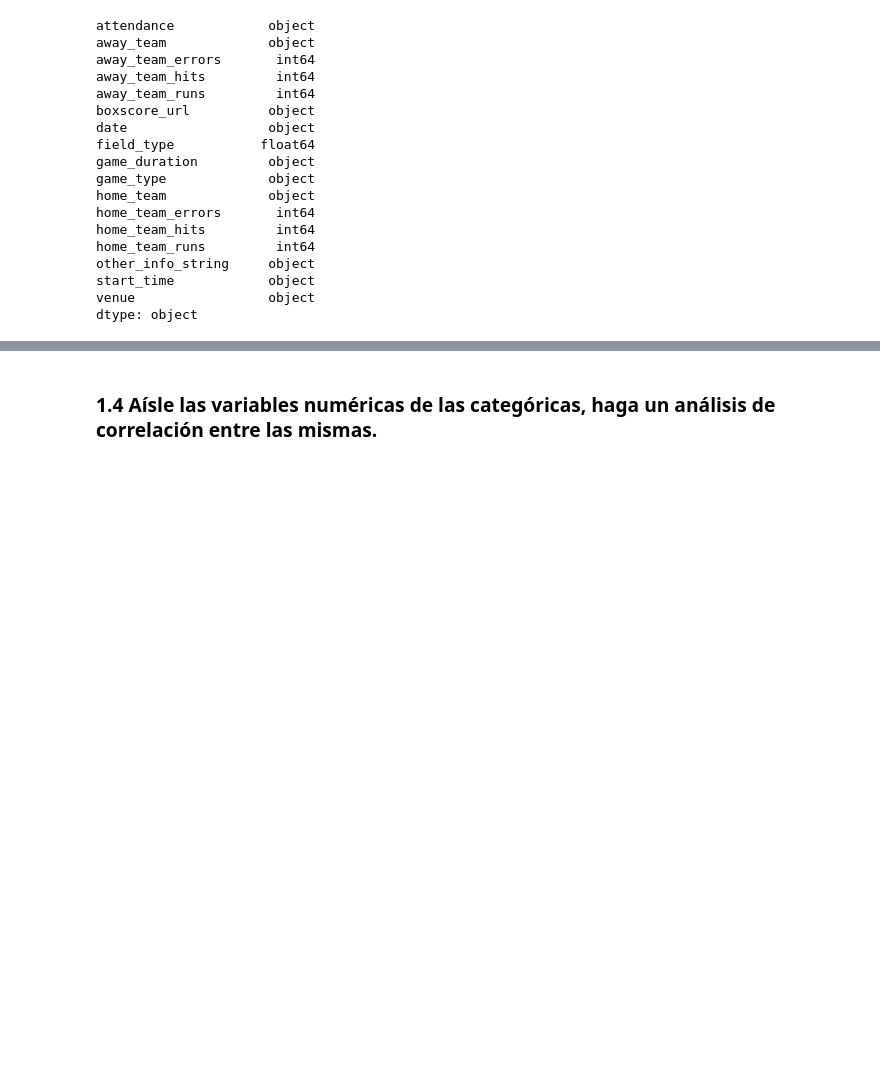
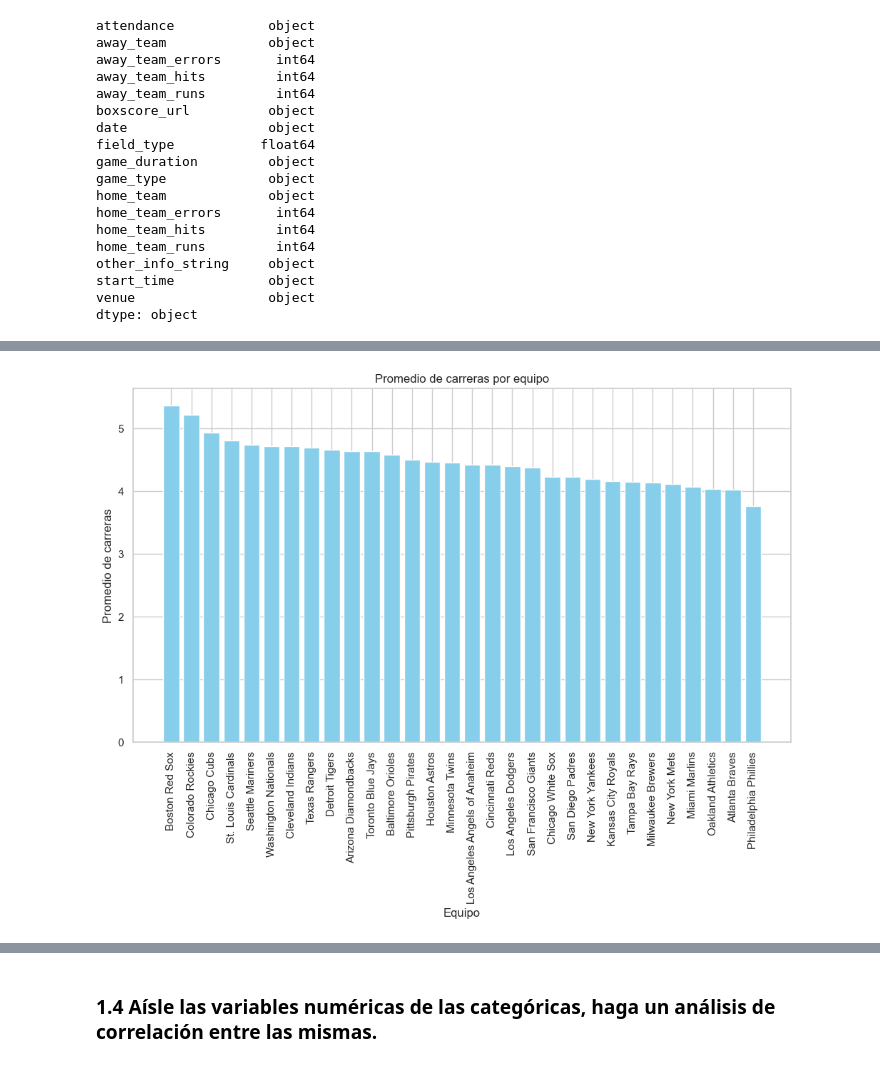
Before and after one commit to Aq202/hdt2_mineria_uvg, a Jupyter notebook: ht2_diego.ipynb, the cells around one changed output, grey strips where cells are left out. Cells and saved outputs as stored; diff of their text form; code cells hidden in the pictures; blank space fills up the shorter version.

```diff
--- a/ht2_diego.ipynb
+++ b/ht2_diego.ipynb
@@ -89,0 +102,34 @@ For example, when doing 'df[col].method(value, inplace=True)', try using 'df.met
+# %%
+# Promedio de carreras realizadas por equipo
+avg_runs_home = data.groupby('home_team')['home_team_runs'].mean().reset_index(name='avg_runs_as_home')
+avg_runs_away = data.groupby('away_team')['away_team_runs'].mean().reset_index(name='avg_runs_as_away')
+
+# Renombrar las columnas para que coincidan y puedan ser unificadas fácilmente
+avg_runs_home.rename(columns={'home_team': 'team', 'avg_runs_as_home': 'avg_runs'}, inplace=True)
+avg_runs_away.rename(columns={'away_team': 'team', 'avg_runs_as_away': 'avg_runs'}, inplace=True)
+
+# Combinar los DataFrames
+combined = pd.concat([avg_runs_home, avg_runs_away])
+
+# Calcular el promedio de carreras por equipo
+avg_runs_per_team = combined.groupby('team')['avg_runs'].mean().reset_index(name='avg_runs')
+
+# Ordena los datos por el promedio de carreras para una mejor visualización
+avg_runs_per_team_sorted = avg_runs_per_team.sort_values('avg_runs', ascending=False)
+
+# Crear una figura y un eje para el gráfico
+plt.figure(figsize=(10, 8))
+
+# Gráfico de barras
+plt.bar(avg_runs_per_team_sorted['team'], avg_runs_per_team_sorted['avg_runs'], color='skyblue')
+
+plt.title('Promedio de carreras por equipo')
+plt.xlabel('Equipo')
+plt.ylabel('Promedio de carreras')
+plt.xticks(rotation=90)  # Rota las etiquetas del eje x para mejor legibilidad
+
+# Mostrarel gráfico
+plt.tight_layout()
+plt.show()
+# %% [output]
+[figure, added]
```
Also changed, not shown: parts of 15 cells of this notebook.
